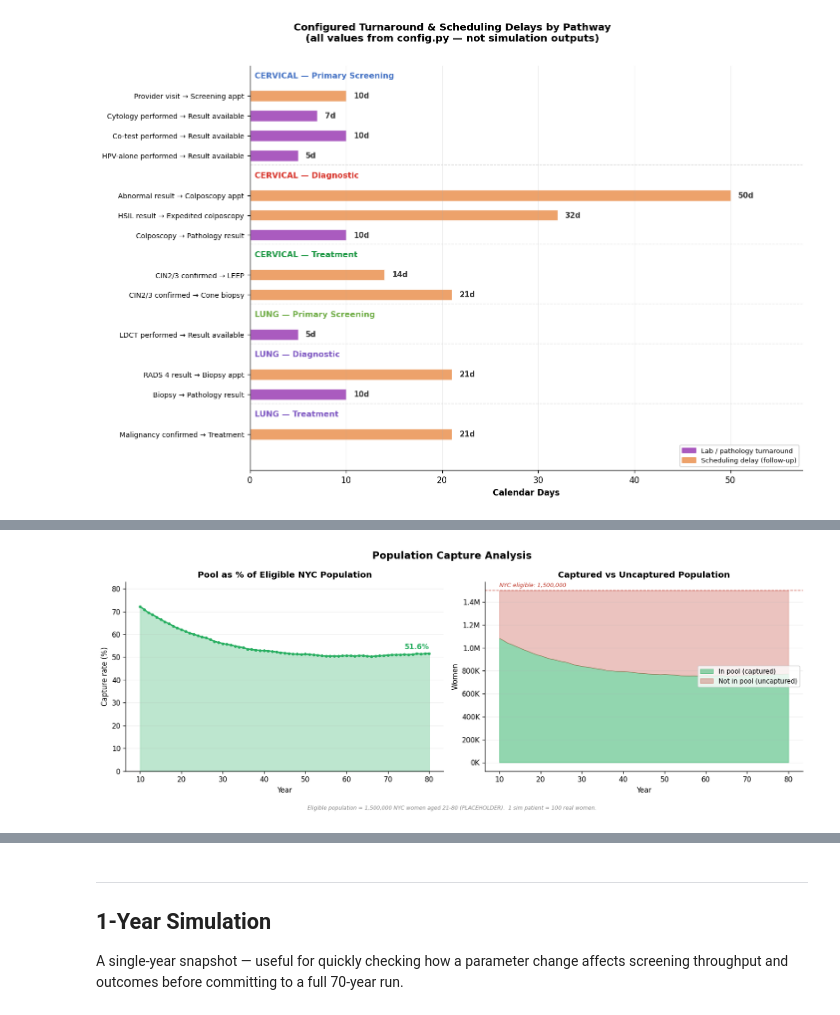
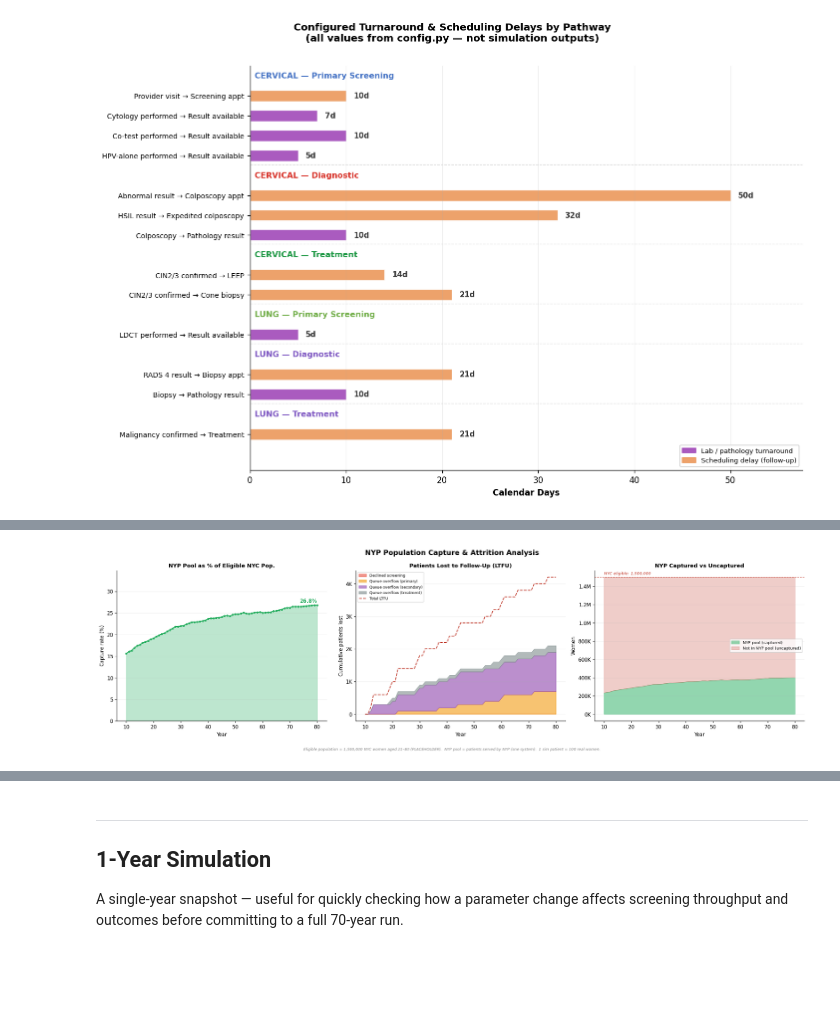
Before and after one commit to ap4509-columbia/NYP, a Jupyter notebook: notebooks/simulation.ipynb, the cells around one changed output, grey strips where cells are left out. Cells and saved outputs as stored; diff of their text form; code cells hidden in the pictures; blank space fills up the shorter version.

```diff
--- a/notebooks/simulation.ipynb
+++ b/notebooks/simulation.ipynb
@@ -3350,11 +3360,11 @@ import numpy as np
 import config as cfg
 
 # =============================================================================
-# Population Capture Rate Over Time
+# Population Capture Analysis — NYP vs Total Eligible NYC Population
 #
-# Tracks what fraction of the total eligible NYC population is in the
-# patient pool at each year-end checkpoint.  The gap between 100% and the
-# capture rate represents eligible women not being served.
+# Pool = women served by NYP (one hospital system).
+# Uncaptured = eligible NYC women not in NYP's patient pool.
+# LTFU = patients who entered the system but were lost to follow-up.
 # =============================================================================
 
 m   = metrics_70yr
@@ -3364,57 +3374,95 @@ years = [c["year"] for c in chk]
 pool_real  = [c.get("pool_size", 0) * cfg.POPULATION_SCALE_FACTOR for c in chk]
 nyc_total  = cfg.NYC_ELIGIBLE_POPULATION
 capture    = [100 * p / max(nyc_total, 1) for p in pool_real]
-uncaptured = [nyc_total - p for p in pool_real]
 
-fig, (ax1, ax2) = plt.subplots(1, 2, figsize=(14, 5))
+# ── LTFU data (cumulative → annual) ─────────────────────────────────────────
+cum_ltfu = [c.get("cum_ltfu", 0) * cfg.POPULATION_SCALE_FACTOR for c in chk]
+ann_ltfu = [cum_ltfu[0]] + [cum_ltfu[i] - cum_ltfu[i-1] for i in range(1, len(cum_ltfu))]
+
+# Breakdown by type
+cum_ltfu_unscr = [c.get("cum_ltfu_unscreened", 0) * cfg.POPULATION_SCALE_FACTOR for c in chk]
+cum_ltfu_q1    = [c.get("cum_ltfu_queue_primary", 0) * cfg.POPULATION_SCALE_FACTOR for c in chk]
+cum_ltfu_q2    = [c.get("cum_ltfu_queue_secondary", 0) * cfg.POPULATION_SCALE_FACTOR for c in chk]
+cum_ltfu_qt    = [c.get("cum_ltfu_queue_treatment", 0) * cfg.POPULATION_SCALE_FACTOR for c in chk]
+
+ann_unscr = [cum_ltfu_unscr[0]] + [cum_ltfu_unscr[i] - cum_ltfu_unscr[i-1] for i in range(1, len(cum_ltfu_unscr))]
+ann_q1    = [cum_ltfu_q1[0]]    + [cum_ltfu_q1[i] - cum_ltfu_q1[i-1]       for i in range(1, len(cum_ltfu_q1))]
+ann_q2    = [cum_ltfu_q2[0]]    + [cum_ltfu_q2[i] - cum_ltfu_q2[i-1]       for i in range(1, len(cum_ltfu_q2))]
+ann_qt    = [cum_ltfu_qt[0]]    + [cum_ltfu_qt[i] - cum_ltfu_qt[i-1]       for i in range(1, len(cum_ltfu_qt))]
+
+fig, (ax1, ax2, ax3) = plt.subplots(1, 3, figsize=(20, 5.5))
 fig.patch.set_facecolor("white")
-fig.suptitle("Population Capture Analysis", fontsize=14, fontweight="bold")
+fig.suptitle("NYP Population Capture & Attrition Analysis", fontsize=14, fontweight="bold")
 
-# -- Left: capture rate over time --------------------------------------------
+# ── Panel 1: Capture rate over time ─────────────────────────────────────────
 ax1.fill_between(years, capture, color="#27AE60", alpha=0.3)
 ax1.plot(years, capture, color="#27AE60", lw=2, marker="o", ms=3)
-ax1.axhline(100, color="#888", ls=":", lw=0.8)
 
 if capture:
-    ax1.text(years[-1], capture[-1] + 1,
+    ax1.text(years[-1], capture[-1] + 0.3,
              f"{capture[-1]:.1f}%",
              ha="right", va="bottom", fontsize=10, color="#27AE60", fontweight="bold")
 
 ax1.set_xlabel("Year", fontsize=10)
 ax1.set_ylabel("Capture rate (%)", fontsize=10)
-ax1.set_title("Pool as % of Eligible NYC Population", fontsize=12, fontweight="bold")
-ax1.set_ylim(0, max(max(capture) * 1.15, 10) if capture else 10)
+ax1.set_title("NYP Pool as % of Eligible NYC Pop.", fontsize=11, fontweight="bold")
+y_max = max(max(capture) * 1.3, 5) if capture else 5
+ax1.set_ylim(0, y_max)
 ax1.grid(axis="y", alpha=0.2)
 ax1.spines[["top", "right"]].set_visible(False)
 
-# -- Right: absolute numbers (stacked area) ----------------------------------
-ax2.fill_between(years, pool_real, color="#27AE60", alpha=0.5, label="In pool (captured)")
-ax2.fill_between(years, pool_real, [nyc_total]*len(years),
-                 color="#C0392B", alpha=0.3, label="Not in pool (uncaptured)")
-ax2.axhline(nyc_total, color="#C0392B", ls="--", lw=1, alpha=0.7)
-ax2.text(years[0], nyc_total * 1.02,
+# ── Panel 2: Cumulative LTFU by type ────────────────────────────────────────
+ax2.fill_between(years, cum_ltfu_unscr, color="#E74C3C", alpha=0.6, label="Declined screening")
+bottom1 = np.array(cum_ltfu_unscr)
+ax2.fill_between(years, bottom1, bottom1 + np.array(cum_ltfu_q1),
+                 color="#F39C12", alpha=0.6, label="Queue overflow (primary)")
+bottom2 = bottom1 + np.array(cum_ltfu_q1)
+ax2.fill_between(years, bottom2, bottom2 + np.array(cum_ltfu_q2),
+                 color="#8E44AD", alpha=0.6, label="Queue overflow (secondary)")
+bottom3 = bottom2 + np.array(cum_ltfu_q2)
+ax2.fill_between(years, bottom3, bottom3 + np.array(cum_ltfu_qt),
+                 color="#7F8C8D", alpha=0.6, label="Queue overflow (treatment)")
+
+ax2.plot(years, cum_ltfu, color="#C0392B", lw=1.5, ls="--", label="Total LTFU")
+
+ax2.set_xlabel("Year", fontsize=10)
+ax2.set_ylabel("Cumulative patients lost", fontsize=10)
+ax2.set_title("Patients Lost to Follow-Up (LTFU)", fontsize=11, fontweight="bold")
+ax2.yaxis.set_major_formatter(mticker.FuncFormatter(
+    lambda x, _: f"{x/1e3:.0f}K" if x >= 1000 else f"{x:.0f}"))
+ax2.legend(fontsize=7.5, loc="upper left")
+ax2.grid(axis="y", alpha=0.2)
+ax2.spines[["top", "right"]].set_visible(False)
+
+# ── Panel 3: Captured vs uncaptured (absolute) ──────────────────────────────
+ax3.fill_between(years, pool_real, color="#27AE60", alpha=0.5, label="NYP pool (captured)")
+ax3.fill_between(years, pool_real, [nyc_total]*len(years),
+                 color="#C0392B", alpha=0.25, label="Not in NYP pool (uncaptured)")
+ax3.axhline(nyc_total, color="#C0392B", ls="--", lw=1, alpha=0.7)
+ax3.text(years[0], nyc_total * 1.02,
          f"NYC eligible: {nyc_total:,.0f}",
          fontsize=8, color="#C0392B", fontstyle="italic")
 
-ax2.set_xlabel("Year", fontsize=10)
-ax2.set_ylabel("Women", fontsize=10)
-ax2.set_title("Captured vs Uncaptured Population", fontsize=12, fontweight="bold")
-ax2.yaxis.set_major_formatter(mticker.FuncFormatter(
+ax3.set_xlabel("Year", fontsize=10)
+ax3.set_ylabel("Women", fontsize=10)
+ax3.set_title("NYP Captured vs Uncaptured", fontsize=11, fontweight="bold")
+ax3.yaxis.set_major_formatter(mticker.FuncFormatter(
     lambda x, _: f"{x/1e6:.1f}M" if x >= 1e6 else f"{x/1e3:.0f}K"))
-ax2.legend(fontsize=9, loc="center right")
-ax2.grid(axis="y", alpha=0.2)
-ax2.spines[["top", "right"]].set_visible(False)
+ax3.legend(fontsize=8, loc="center right")
+ax3.grid(axis="y", alpha=0.2)
+ax3.spines[["top", "right"]].set_visible(False)
 
-fig.text(0.5, -0.03,
-         f"Eligible population = {nyc_total:,.0f} NYC women aged 21-80 (PLACEHOLDER).  "
+fig.text(0.5, -0.04,
+         f"Eligible population = {nyc_total:,.0f} NYC women aged 21–80 (PLACEHOLDER).  "
+         f"NYP pool = patients served by NYP (one system).  "
          f"1 sim patient = {cfg.POPULATION_SCALE_FACTOR} real women.",
          ha="center", fontsize=7.5, color="#888", fontstyle="italic")
 
 plt.tight_layout()
 plt.savefig(viz_path("population_capture"), dpi=150, bbox_inches="tight")
 plt.show()
 # %% [output]
-[figure, old version]
+[figure, new version]
 # %%
 import matplotlib.pyplot as plt
 import matplotlib.ticker as mticker
```
Also changed, not shown: parts of 30 cells of this notebook, 29 other files.
